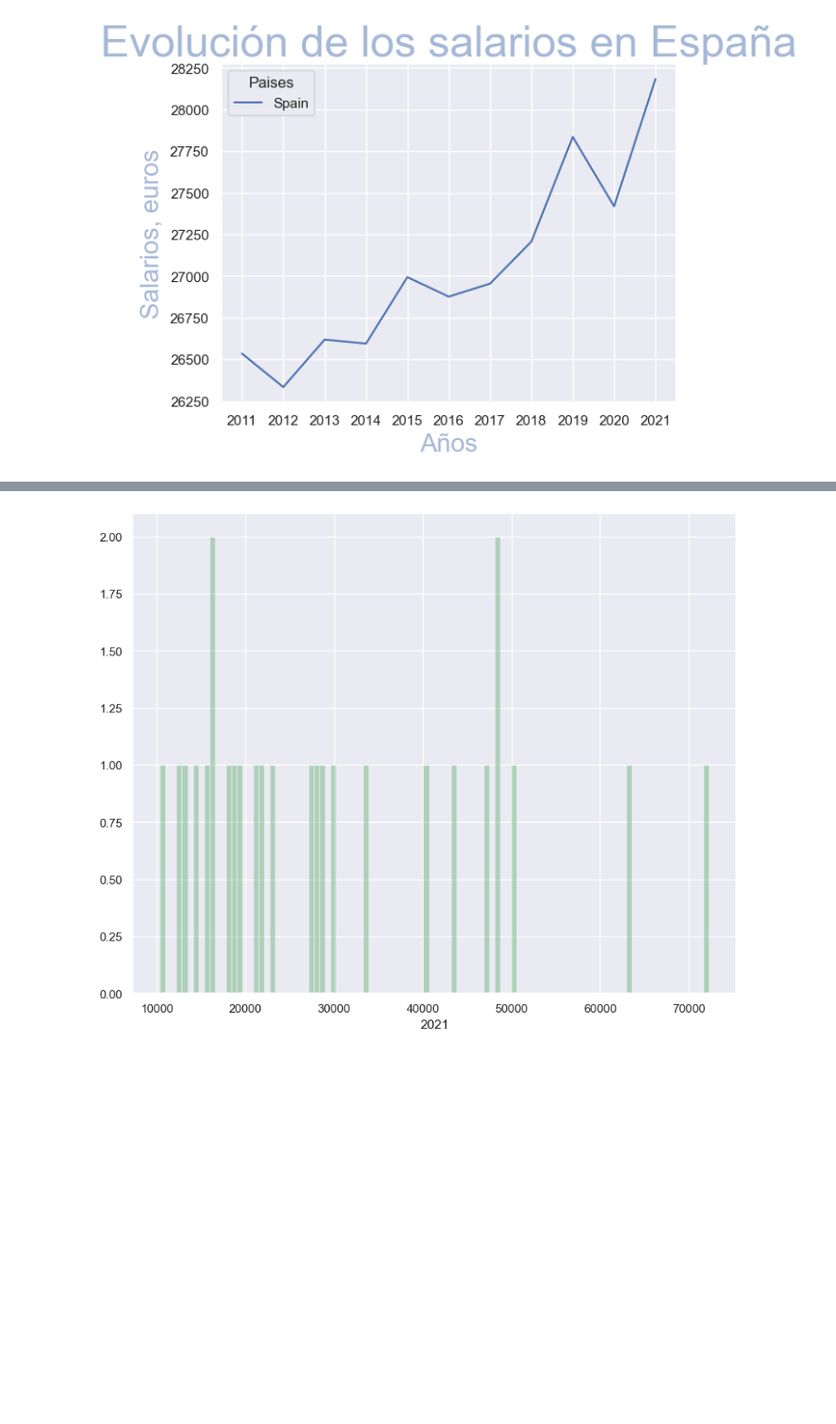
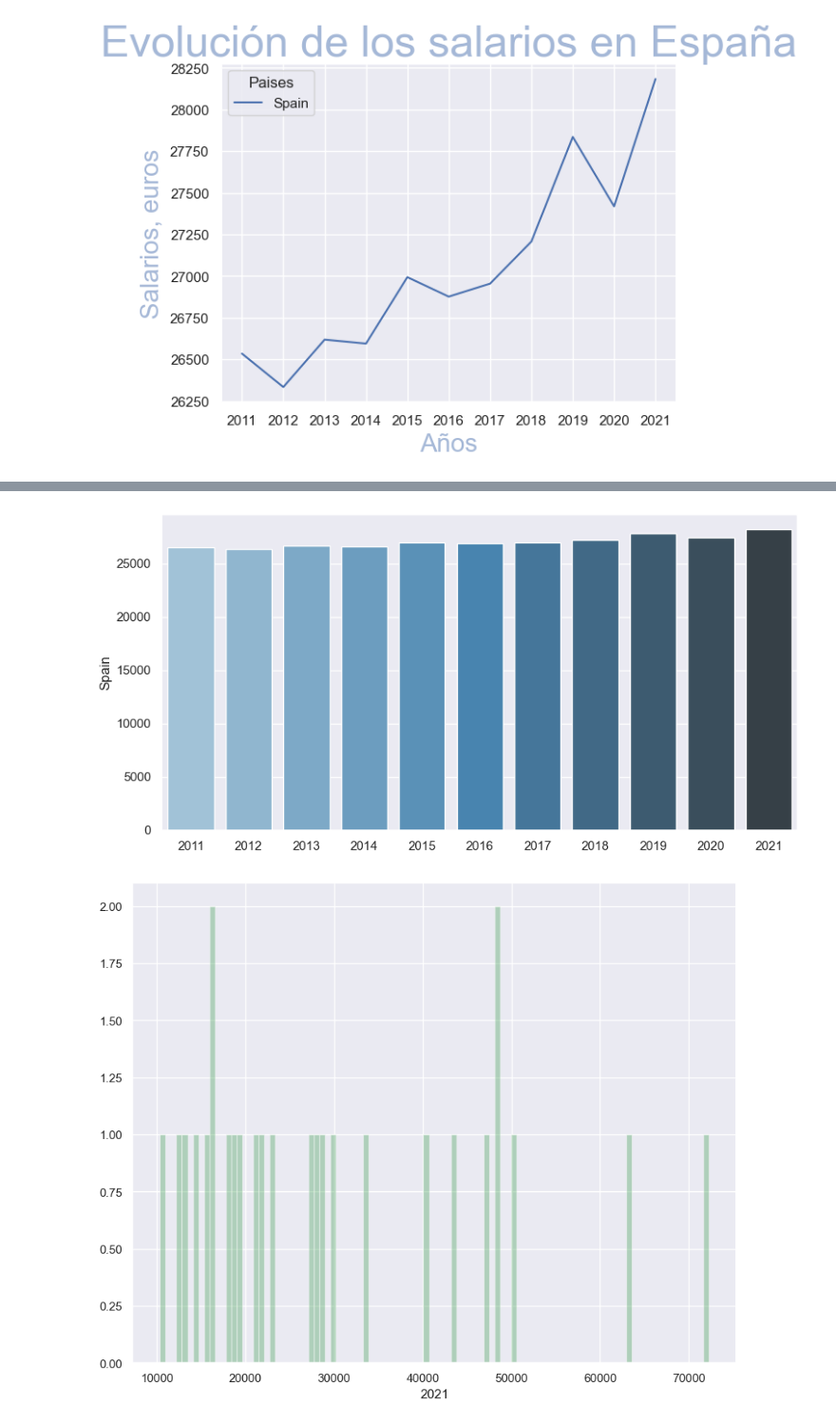
Before and after one commit to Lean788/EDA_vivienda_joven, a Jupyter notebook: src/Notebooks/analisis/analisis_jovenes.ipynb, the cells around one changed output, grey strips where cells are left out. Shown: that part at 95% size. Saved outputs shown, nothing was run; the diff lists cells and outputs as text; code cells hidden in the pictures; blank space fills up the shorter version.

```diff
--- a/src/Notebooks/analisis/analisis_jovenes.ipynb
+++ b/src/Notebooks/analisis/analisis_jovenes.ipynb
@@ -185,3 +254,13 @@ Text(0, 0.5, 'Salarios, euros')
+# %%
+
+plt.figure(figsize=(10,5))
+sns.barplot(x=salarios_spain.index,
+            y="Spain",
+            palette="Blues_d",
+            data=salarios_spain,
+           ci=None);
+# %% [output]
+[figure, added]
 # %%
 plt.figure(figsize=(10,8))
 sns.distplot(salarios["2021"],
```
Also changed, not shown: parts of 10 cells of this notebook, 1 other file.
